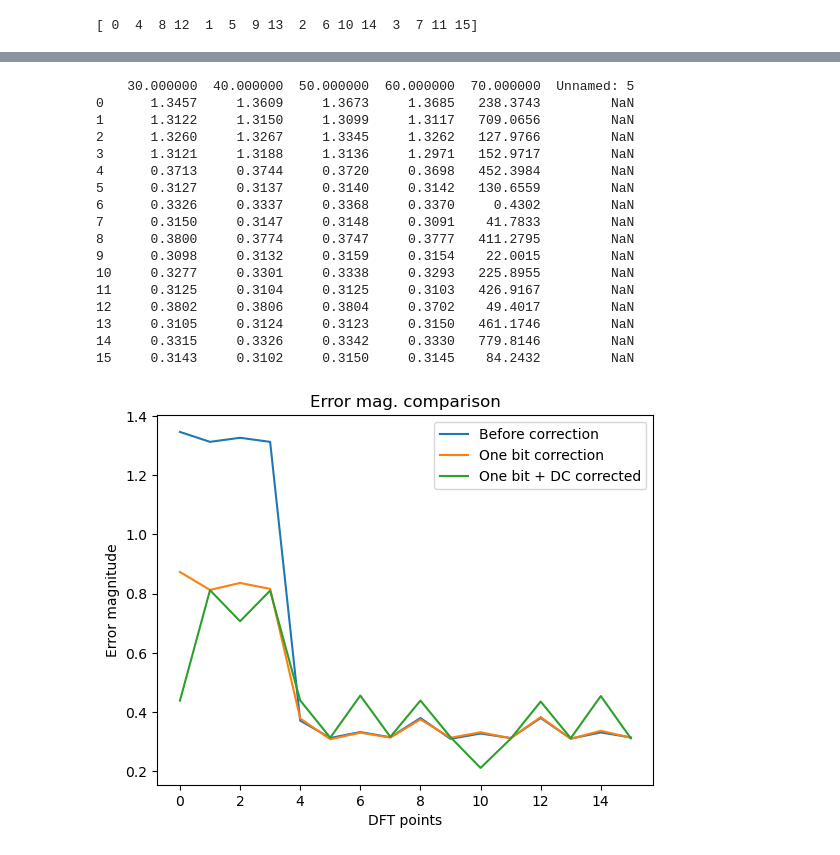
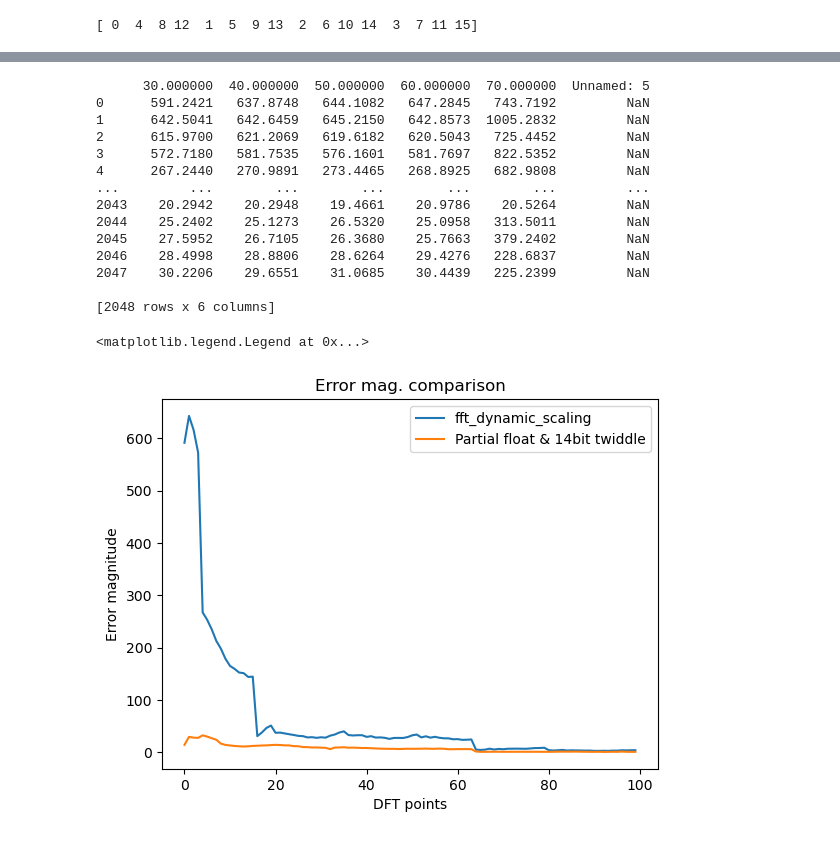
Before and after one commit to saki92/fft_validation, a Jupyter notebook: jupyter_fft/fft_plot.ipynb, the cells around one changed output, grey strips where cells are left out. Drawn from its saved outputs; the diff is of its cells as text; code cells hidden in the pictures.

```diff
--- a/jupyter_fft/fft_plot.ipynb
+++ b/jupyter_fft/fft_plot.ipynb
@@ -278,35 +334,33 @@ fixed
 # %%
-df = pd.read_csv('/home/sakthi/oai_dev2/cmake_targets/ran_build/build/default_dft_results.csv')
+df = pd.read_csv('/home/sakthi/oai_dev/cmake_targets/ran_build/build/dft_results.csv')
 print(df)
 # %% [output]
-    30.000000  40.000000  50.000000  60.000000  70.000000  Unnamed: 5
-0      1.3457     1.3609     1.3673     1.3685   238.3743         NaN
-1      1.3122     1.3150     1.3099     1.3117   709.0656         NaN
-2      1.3260     1.3267     1.3345     1.3262   127.9766         NaN
-3      1.3121     1.3188     1.3136     1.2971   152.9717         NaN
-4      0.3713     0.3744     0.3720     0.3698   452.3984         NaN
-5      0.3127     0.3137     0.3140     0.3142   130.6559         NaN
-6      0.3326     0.3337     0.3368     0.3370     0.4302         NaN
-7      0.3150     0.3147     0.3148     0.3091    41.7833         NaN
-8      0.3800     0.3774     0.3747     0.3777   411.2795         NaN
-9      0.3098     0.3132     0.3159     0.3154    22.0015         NaN
-10     0.3277     0.3301     0.3338     0.3293   225.8955         NaN
-11     0.3125     0.3104     0.3125     0.3103   426.9167         NaN
-12     0.3802     0.3806     0.3804     0.3702    49.4017         NaN
-13     0.3105     0.3124     0.3123     0.3150   461.1746         NaN
-14     0.3315     0.3326     0.3342     0.3330   779.8146         NaN
-15     0.3143     0.3102     0.3150     0.3145    84.2432         NaN
+      30.000000  40.000000  50.000000  60.000000  70.000000  Unnamed: 5
+0      591.2421   637.8748   644.1082   647.2845   743.7192         NaN
+1      642.5041   642.6459   645.2150   642.8573  1005.2832         NaN
+2      615.9700   621.2069   619.6182   620.5043   725.4452         NaN
+3      572.7180   581.7535   576.1601   581.7697   822.5352         NaN
+4      267.2440   270.9891   273.4465   268.8925   682.9808         NaN
+...         ...        ...        ...        ...        ...         ...
+2043    20.2942    20.2948    19.4661    20.9786    20.5264         NaN
+2044    25.2402    25.1273    26.5320    25.0958   313.5011         NaN
+2045    27.5952    26.7105    26.3680    25.7663   379.2402         NaN
+2046    28.4998    28.8806    28.6264    29.4276   228.6837         NaN
+2047    30.2206    29.6551    31.0685    30.4439   225.2399         NaN
+
+[2048 rows x 6 columns]
-# %%
-p = df["30.000000"].plot(legend=True,title='Error mag. comparison')
-p.set_xlabel("DFT points")
-p.set_ylabel("Error magnitude")
-p2 = pd.read_csv('/home/sakthi/oai_dev2/cmake_targets/ran_build/build/first_four_dft_results.csv')
-p2["30.000000"].plot(ax=p,legend=True)
-p3 = pd.read_csv('/home/sakthi/oai_dev2/cmake_targets/ran_build/build/dft_results.csv')
-p3["30.000000"].plot(ax=p,legend=True)
-p.legend(['Before correction','One bit correction','One bit + DC corrected'])
-fig = p.get_figure()
-fig.savefig('fft_result.pdf')
-fig.savefig('fft_result.png')
-# %% [output]
-[figure, removed]
+# %%
+p = df["30.000000"][0:100].plot(legend=True,title='Error mag. comparison')
+p.set_xlabel("DFT points")
+p.set_ylabel("Error magnitude")
+p2 = pd.read_csv('/home/sakthi/oai_dev2/cmake_targets/ran_build/build/dft_results.csv')
+p2["30.000000"][0:100].plot(ax=p,legend=True)
+#p3 = pd.read_csv('/home/sakthi/oai_dev2/cmake_targets/ran_build/build/dft_results_2048_256float.csv')
+#p3["30.000000"][0:100].plot(ax=p,legend=True)
+#p4 = pd.read_csv('/home/sakthi/oai_dev2/cmake_targets/ran_build/build/dft_results.csv')
+#p4["30.000000"].plot(ax=p,legend=True)
+#p.legend(['Develop','256DFT float & 15bit twiddle','256DFT float & 14bit twiddle'])
+p.legend(['fft_dynamic_scaling','Partial float & 14bit twiddle'])
+# %% [output]
+<matplotlib.legend.Legend at 0x...>
+[figure, added]
```
Also changed, not shown: parts of 6 cells of this notebook.
